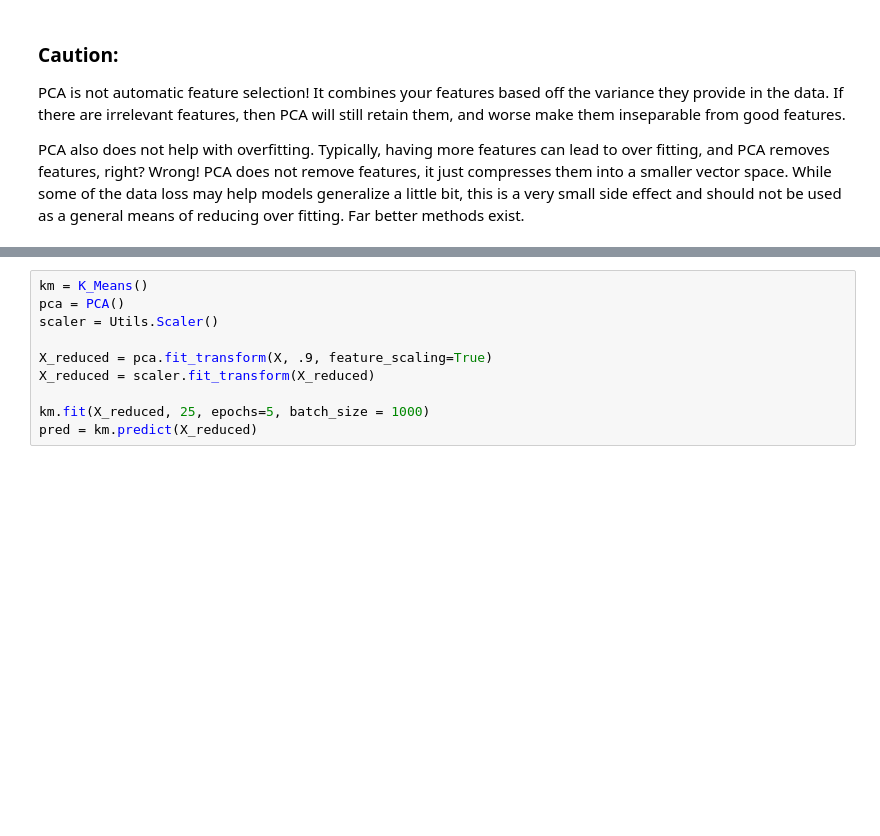
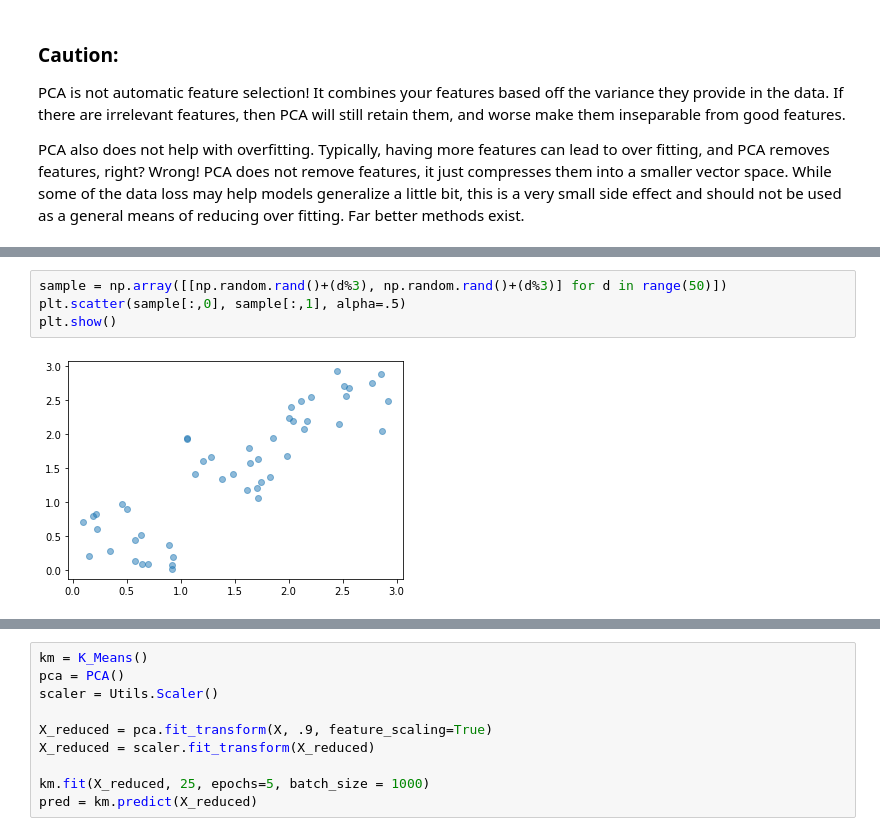
Before and after one commit to AndrewStaus/ML-aslearn, a Jupyter notebook: Notebook - PCA and K Means on MNIST.ipynb, the cells around one changed output, grey strips where cells are left out. Drawn from its saved outputs; the diff is of its cells as text; blank space fills up the shorter version.

```diff
--- a/Notebook - PCA and K Means on MNIST.ipynb
+++ b/Notebook - PCA and K Means on MNIST.ipynb
@@ -225,0 +228,6 @@ Unsupervised learning is typically used when you don’t have labeled data.  Let
+# %%
+sample = np.array([[np.random.rand()+(d%3), np.random.rand()+(d%3)] for d in range(50)])
+plt.scatter(sample[:,0], sample[:,1], alpha=.5)
+plt.show()
+# %% [output]
+[figure, added]
```
Also changed, not shown: parts of 11 cells of this notebook.
